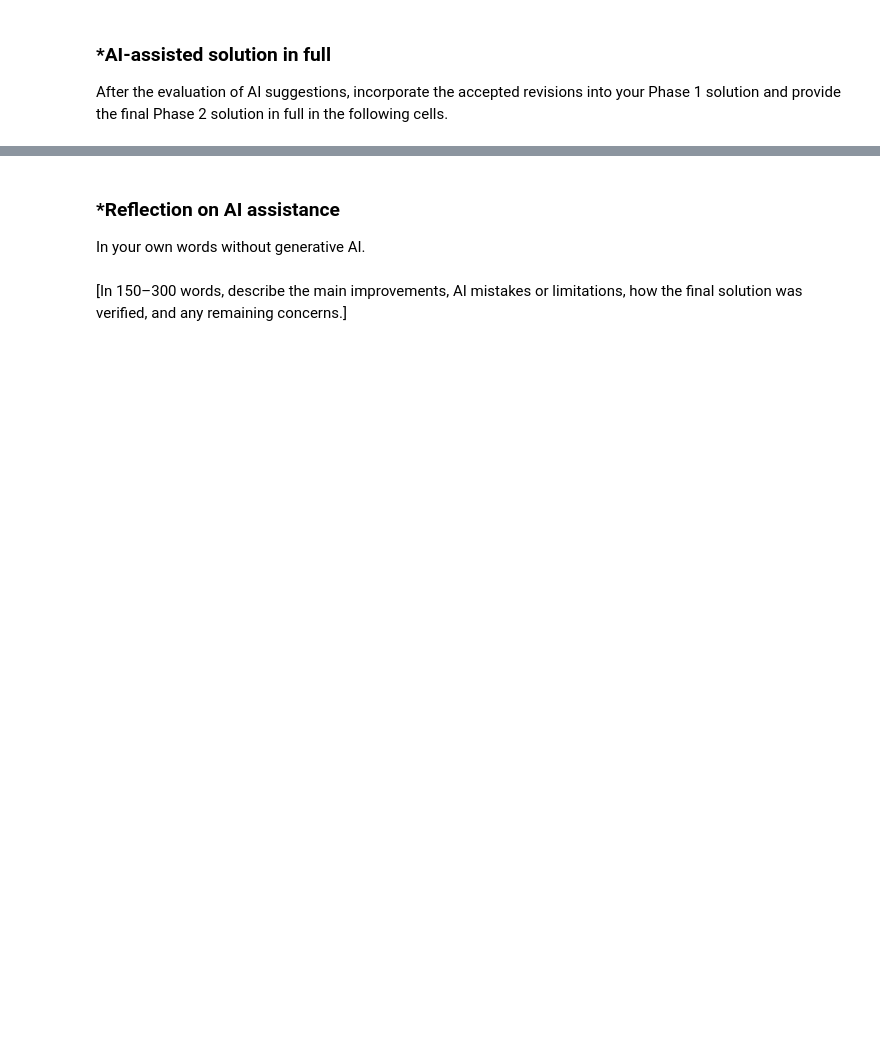
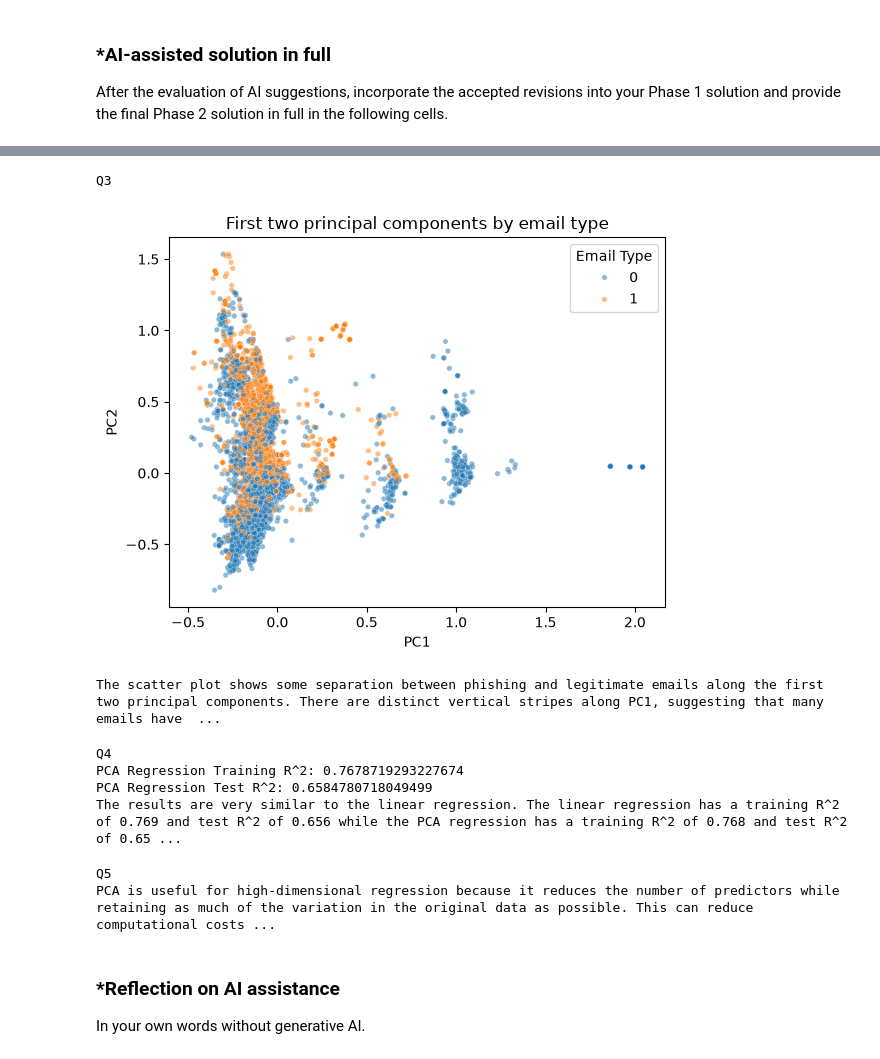
Before and after one commit to ivdevera/A05-pca, a Jupyter notebook: notebook.ipynb, the cells around one changed output, grey strips where cells are left out. Cells and saved outputs as stored; diff of their text form; code cells hidden in the pictures; blank space fills up the shorter version.

```diff
--- a/notebook.ipynb
+++ b/notebook.ipynb
@@ -196,0 +327,20 @@ After the evaluation of AI suggestions, incorporate the accepted revisions into
+# %%
+print('Q2')
+
+#1
+df = pd.read_parquet('data/Phishing_clean.parquet', engine = 'fastparquet')
+y = df['Email Type']
+X = df.drop(columns = 'Email Type')
+X_train, X_test, y_train, y_test = train_test_split(X, y, test_size=0.2, random_state=0)
+
+#2
+model = LinearRegression()
+model.fit(X_train, y_train)
+print('Training R^2:', model.score(X_train, y_train))
+print('Test R^2:', model.score(X_test, y_test))
+
+#3
+coefficients = pd.Series(model.coef_, index=X.columns)
+top = coefficients.reindex(coefficients.abs().sort_values(ascending=False).index).head(20)
+
+print("\nTop 20 coefficients by absolute value:\n", top.to_string())
@@ -197,5 +365,49 @@ After the evaluation of AI suggestions, incorporate the accepted revisions into
+# %%
+print('Q3')
+
+pca = PCA(n_components=2)
+Z = pca.fit_transform(X)
+
+plot_df = pd.DataFrame(Z, columns=['PC1', 'PC2'], index=X.index)
+plot_df['Email Type'] = y
+
+sns.scatterplot(data=plot_df, x='PC1', y='PC2', hue='Email Type', alpha=0.5, s=15)
+plt.xlabel('PC1')
+plt.ylabel('PC2')
+plt.title('First two principal components by email type')
+plt.show()
+
+print('The scatter plot shows some separation between phishing and legitimate emails along the first two principal components. There are distinct vertical stripes along PC1, suggesting that many emails have similar values for this component. For PC1 values above approximately 1, most or all emails appear to be legitimate, regardless of PC2. At lower PC1 values, emails with PC2 above approximately 0 appear more likely to be phishing scams, while emails below 0 appear more likely to be legitimate. However, the two classes are not perfectly separated, so the first two principal components do not completely distinguish phishing emails from legitimate ones.')
+# %% [output]
+Q3
+[figure, added]
+The scatter plot shows some separation between phishing and legitimate emails along the first two principal components. There are distinct vertical stripes along PC1, suggesting that many emails have  ...
+# %%
+print('Q4')
+
+pca = PCA(n_components=2610)
+Z_train = pca.fit_transform(X_train)
+Z_test = pca.transform(X_test)
+
+model_pca = LinearRegression()
+model_pca.fit(Z_train, y_train)
+
+print('PCA Regression Training R^2:', model_pca.score(Z_train, y_train))
+print('PCA Regression Test R^2:', model_pca.score(Z_test, y_test))
+
+print('The results are very similar to the linear regression. The linear regression has a training R^2 of 0.769 and test R^2 of 0.656 while the PCA regression has a training R^2 of 0.768 and test R^2 of 0.658. This makes sense since using 2610 components is almost all of the 2711 tokens, so it retains almost all the variation of the total dataset.')
+# %% [output]
+Q4
+PCA Regression Training R^2: 0.7678719293227674
+PCA Regression Test R^2: 0.6584780718049499
+The results are very similar to the linear regression. The linear regression has a training R^2 of 0.769 and test R^2 of 0.656 while the PCA regression has a training R^2 of 0.768 and test R^2 of 0.65 ...
+# %%
+print('Q5')
+
+print('PCA is useful for high-dimensional regression because it reduces the number of predictors while retaining as much of the variation in the original data as possible. This can reduce computational costs, help address multicollinearity between correlated features, and potentially reduce overfitting. The resulting model uses fewer predictors, although the principal components can be harder to interpret than the original words.')
+# %% [output]
+Q5
+PCA is useful for high-dimensional regression because it reduces the number of predictors while retaining as much of the variation in the original data as possible. This can reduce computational costs ...
 # %% [markdown]
 ### *Reflection on AI assistance
 In your own words without generative AI.
-# %% [markdown]
-[In 150–300 words, describe the main improvements, AI mistakes or limitations, how the final solution was verified, and any remaining concerns.]
```
Also changed, not shown: parts of 12 cells of this notebook.
